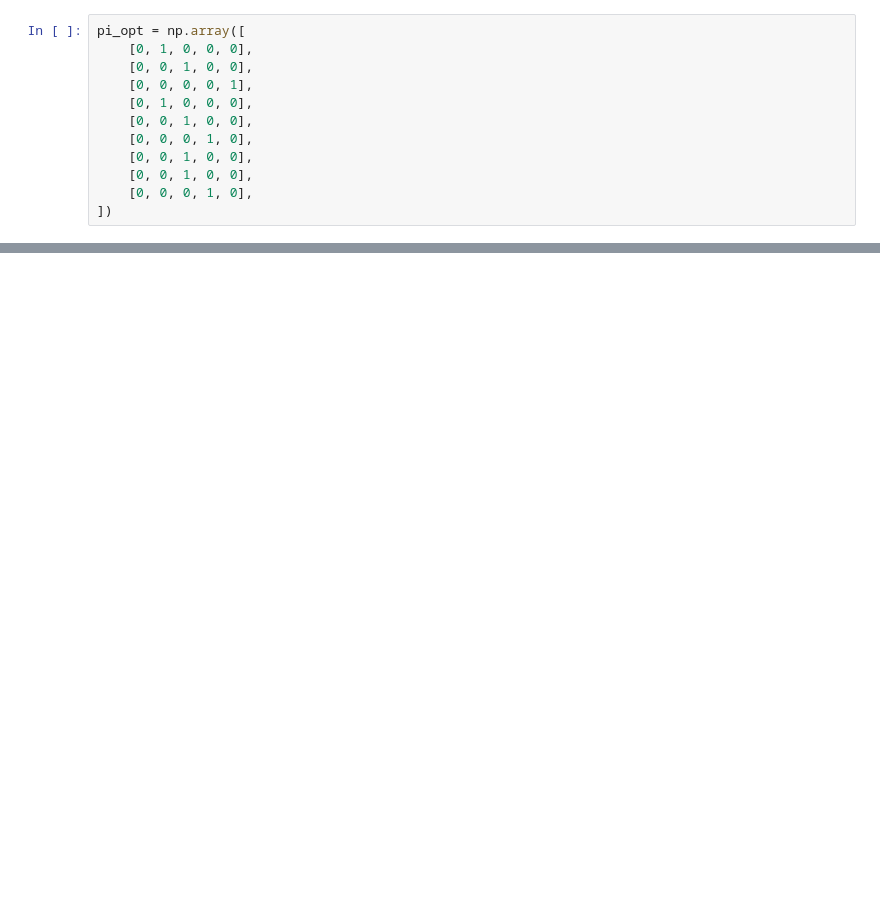
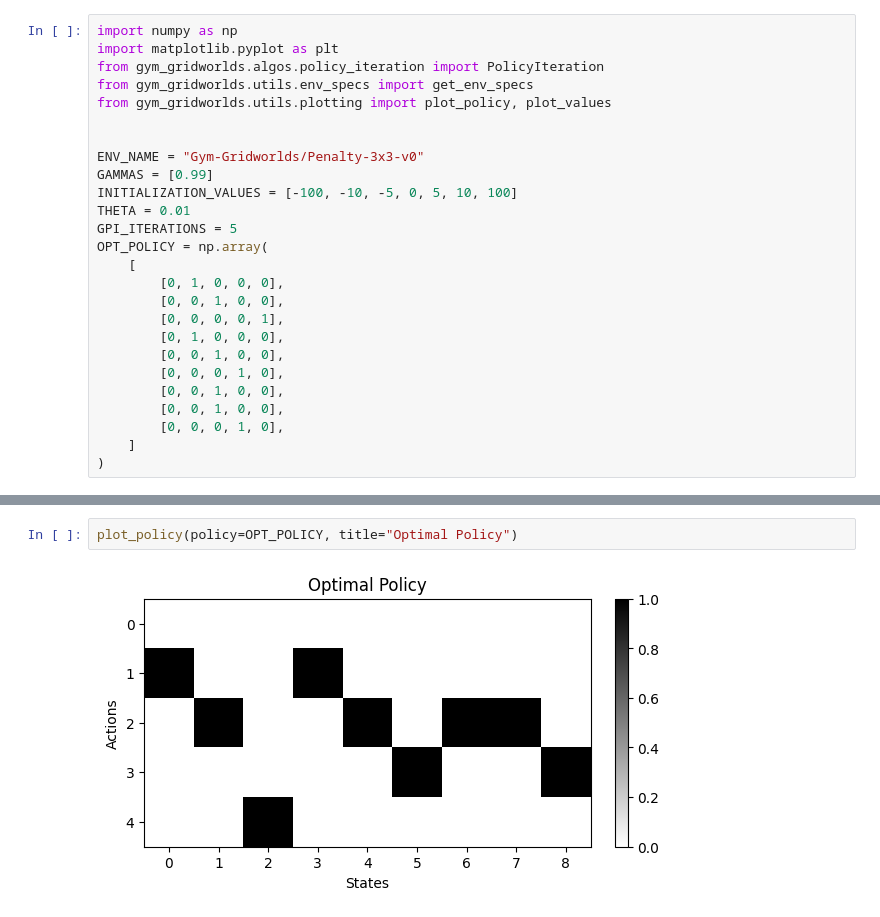
Before and after one commit to cruz-lucas/gym_gridworlds, a Jupyter notebook: assignments/Assignment_3.ipynb, the cells around one changed output, grey strips where cells are left out. Saved outputs shown, nothing was run; the diff lists cells and outputs as text; blank space fills up the shorter version.

```diff
--- a/assignments/Assignment_3.ipynb
+++ b/assignments/Assignment_3.ipynb
@@ -25,12 +1,26 @@ for s in range(n_states):
 # %%
-pi_opt = np.array([
-    [0, 1, 0, 0, 0],
-    [0, 0, 1, 0, 0],
-    [0, 0, 0, 0, 1],
-    [0, 1, 0, 0, 0],
-    [0, 0, 1, 0, 0],
-    [0, 0, 0, 1, 0],
-    [0, 0, 1, 0, 0],
-    [0, 0, 1, 0, 0],
-    [0, 0, 0, 1, 0],
-])
+import numpy as np
+import matplotlib.pyplot as plt
+from gym_gridworlds.algos.policy_iteration import PolicyIteration
+from gym_gridworlds.utils.env_specs import get_env_specs
+from gym_gridworlds.utils.plotting import plot_policy, plot_values
+
+
+ENV_NAME = "Gym-Gridworlds/Penalty-3x3-v0"
+GAMMAS = [0.99]
+INITIALIZATION_VALUES = [-100, -10, -5, 0, 5, 10, 100]
+THETA = 0.01
+GPI_ITERATIONS = 5
+OPT_POLICY = np.array(
+    [
+        [0, 1, 0, 0, 0],
+        [0, 0, 1, 0, 0],
+        [0, 0, 0, 0, 1],
+        [0, 1, 0, 0, 0],
+        [0, 0, 1, 0, 0],
+        [0, 0, 0, 1, 0],
+        [0, 0, 1, 0, 0],
+        [0, 0, 1, 0, 0],
+        [0, 0, 0, 1, 0],
+    ]
+)
@@ -148,0 +27,4 @@ class Evaluator:
+# %%
+plot_policy(policy=OPT_POLICY, title="Optimal Policy")
+# %% [output]
+[figure, added]
```
Also changed, not shown: parts of 6 cells of this notebook, 2 other files.
